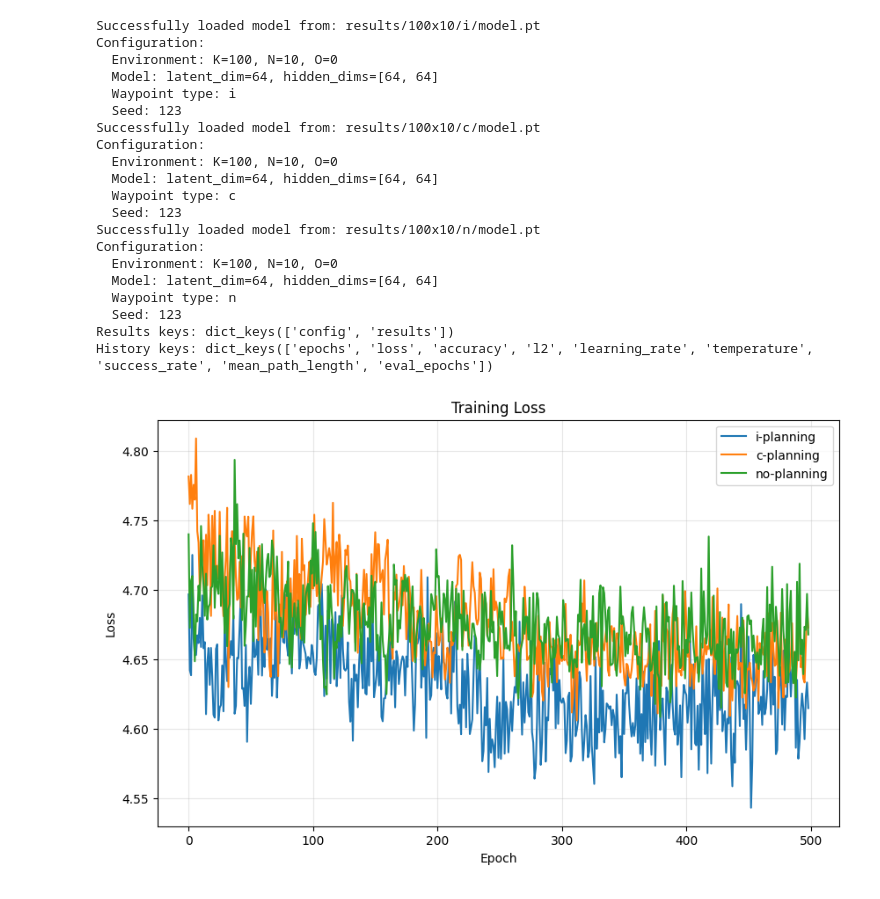
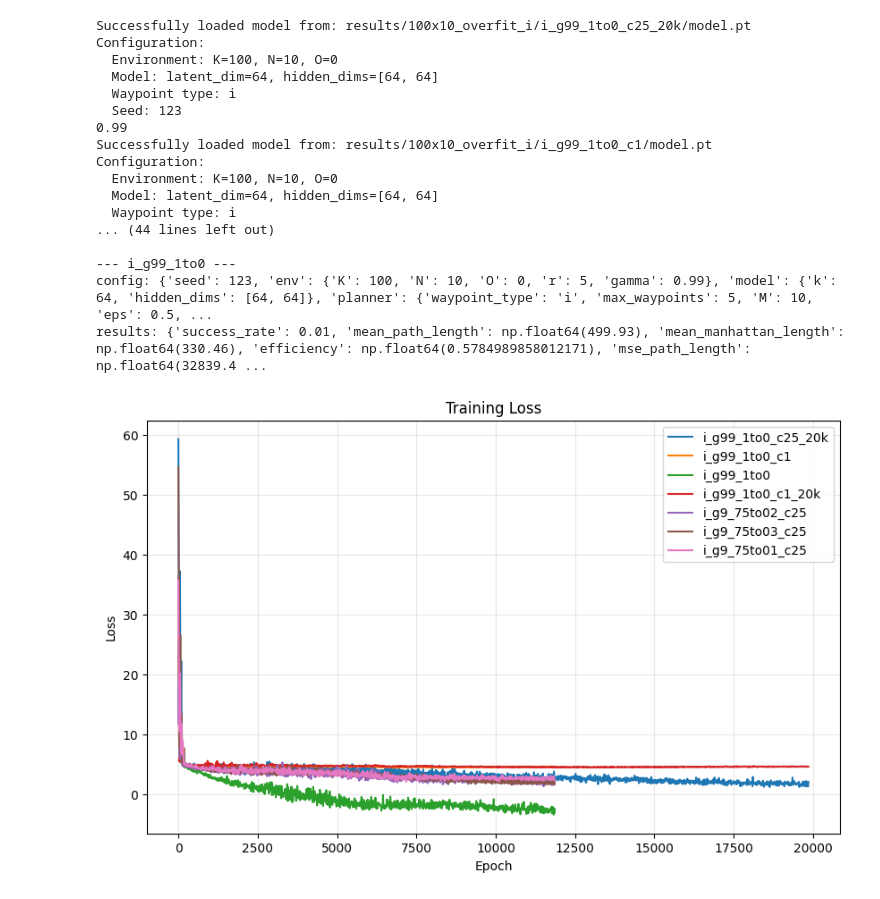
Before and after one commit to Dseg123/interp-planning, a Jupyter notebook: interp-planning-v2/vis_results.ipynb, the cells around one changed output. Drawn from its saved outputs; the diff is of its cells as text; code cells hidden in the pictures.

```diff
--- a/interp-planning-v2/vis_results.ipynb
+++ b/interp-planning-v2/vis_results.ipynb
@@ -97,42 +139,51 @@ def test_rollout(path):
 # %%
 # Compare all three experiments with labels
 # experiment dirs
 
-# problem = '100x2'
-problem = '50x5'
-# problem = '100x10'
-# i_path = 'results/50x5/i'
-# c_path = 'results/50x5/c'
-# n_path = 'results/50x5/n'
-i_path = f'results/{problem}/i'
-c_path = f'results/{problem}/c'
-n_path = f'results/{problem}/n'
+# problem = '100x5_t_opt'
+# problem = '100x5_t_g999_YAY'
+# problem = '50x5'
+# problem = '100x2_t_g999'
+# # problem = '100x2_old'
+# # i_path = 'results/50x5/i'
+# # c_path = 'results/50x5/c'
+# # n_path = 'results/50x5/n'
+# problem = '100x10_opt'
+# i_path = f'results/{problem}/i'
+# c_path_10 = f'results/{problem}/c_10'
+# c_path_100 = f'results/{problem}/c_100'
+# n_path = f'results/{problem}/n'
 
-print_results([
-    ('i-planning', i_path),
-    ('c-planning', c_path),
-    ('no-planning', n_path),
+# loggers = [
+#     ('i-planning', i_path),
+    # ('c-planning (m=10)', c_path_10),
+    # ('c-planning (m=100)', c_path_100),
+    # ('n-planning', n_path),
+# ]
 
-])
+i_overfit_path = 'results/100x10_overfit_i/'
+loggers = []
+for file in Path(i_overfit_path).iterdir():
+    if file.is_dir():
+        loggers.append((file.name, str(file)))
+# print_results(loggers, epoch_min=7500, epoch_lim=17500)
+print_results(loggers)
 # %% [output]
-Successfully loaded model from: results/100x10/i/model.pt
+Successfully loaded model from: results/100x10_overfit_i/i_g99_1to0_c25_20k/model.pt
 Configuration:
   Environment: K=100, N=10, O=0
   Model: latent_dim=64, hidden_dims=[64, 64]
   Waypoint type: i
   Seed: 123
-Successfully loaded model from: results/100x10/c/model.pt
+0.99
+Successfully loaded model from: results/100x10_overfit_i/i_g99_1to0_c1/model.pt
 Configuration:
   Environment: K=100, N=10, O=0
   Model: latent_dim=64, hidden_dims=[64, 64]
-  Waypoint type: c
-  Seed: 123
-Successfully loaded model from: results/100x10/n/model.pt
-Configuration:
-  Environment: K=100, N=10, O=0
-  Model: latent_dim=64, hidden_dims=[64, 64]
-  Waypoint type: n
-  Seed: 123
-Results keys: dict_keys(['config', 'results'])
-History keys: dict_keys(['epochs', 'loss', 'accuracy', 'l2', 'learning_rate', 'temperature', 'success_rate', 'mean_path_length', 'eval_epochs'])
+  Waypoint type: i
+... (44 lines left out)
+
+--- i_g99_1to0 ---
+config: {'seed': 123, 'env': {'K': 100, 'N': 10, 'O': 0, 'r': 5, 'gamma': 0.99}, 'model': {'k': 64, 'hidden_dims': [64, 64]}, 'planner': {'waypoint_type': 'i', 'max_waypoints': 5, 'M': 10, 'eps': 0.5, ...
+results: {'success_rate': 0.01, 'mean_path_length': np.float64(499.93), 'mean_manhattan_length': np.float64(330.46), 'efficiency': np.float64(0.5784989858012171), 'mse_path_length': np.float64(32839.4 ...
-[figure, old version]
+[figure, new version]
```
Also changed, not shown: parts of 22 cells of this notebook, 11 other files.
